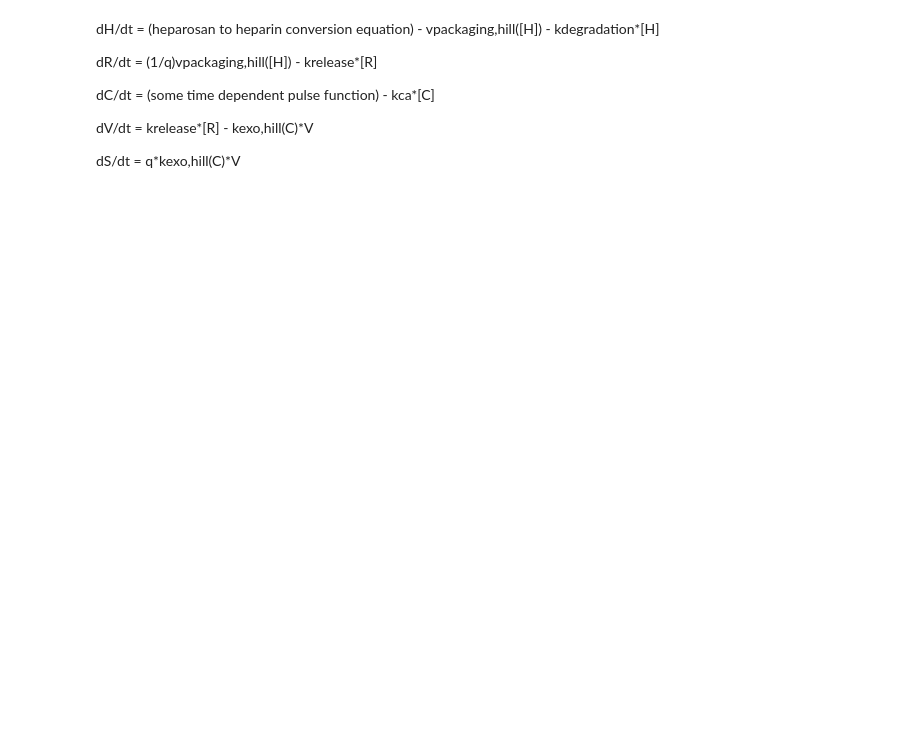
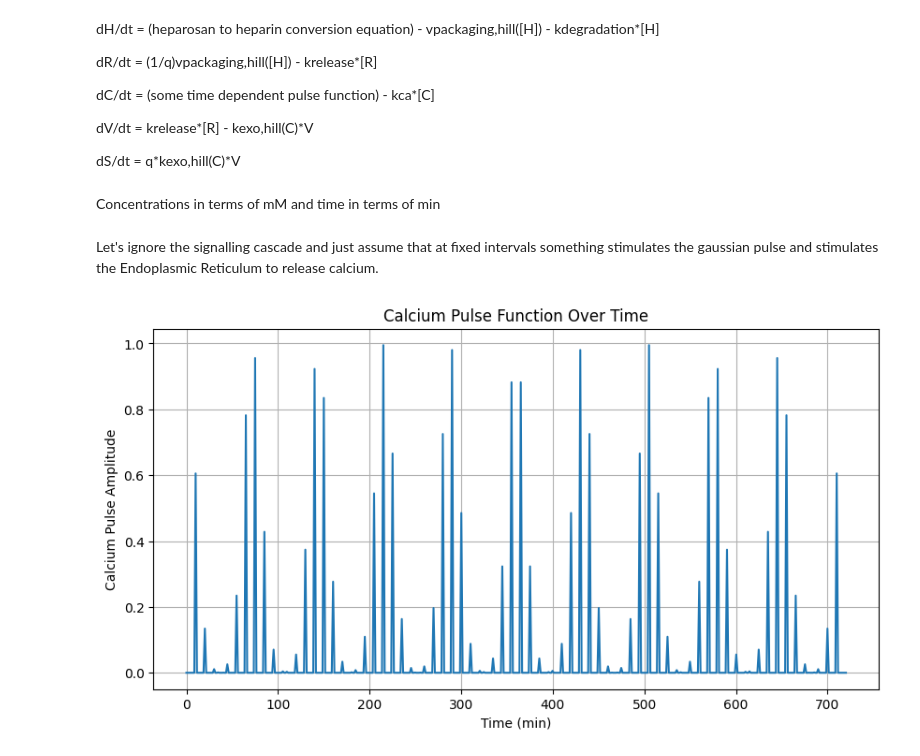
Before and after one commit to NMelbard/PBL1, a Jupyter notebook: PBL2/pbl2_heparin_exocytosis.ipynb, the cells around one changed output. Cells and saved outputs as stored; diff of their text form; code cells hidden in the pictures; blank space fills up the shorter version.

```diff
--- a/PBL2/pbl2_heparin_exocytosis.ipynb
+++ b/PBL2/pbl2_heparin_exocytosis.ipynb
@@ -10,10 +10,18 @@ dC/dt = (some time dependent pulse function) - kca*[C]
 dV/dt = krelease*[R] - kexo,hill(C)*V
 
 dS/dt = q*kexo,hill(C)*V
+# %% [markdown]
+Concentrations in terms of mM and time in terms of min
 # %%
 import numpy as np
 from scipy.integrate import solve_ivp
 import matplotlib.pyplot as plt
+# %% [markdown]
+Let's ignore the signalling cascade and just assume that at fixed intervals something stimulates the gaussian pulse and stimulates the Endoplasmic Reticulum to release calcium.
+# %%
+t_end = 720 #min
+pulse_every = 5 #min
+pulse_times = np.arange(5, t_end, pulse_every)
 # %%
 def v_packaging(H, K, Vmax, n):
   return Vmax * H**n / (K**n + H**n)
@@ -24,5 +34,22 @@ def ca_pulse(t, A=1.0, t0=1.0, sigma=0.1): #gaussian pulse function
 def k_exo(C, K, kmax, n):
   return kmax * C**n / (K**n + C**n)
+# %%
+# Define a time range for plotting the pulse
+t_pulse = np.linspace(0, t_end, 500)
+
+# Calculate the calcium pulse values
+ca_pulse_values = [ca_pulse(t, pulse_times) for t in t_pulse]
+
+# Plot the calcium pulse
+plt.figure(figsize=(10, 5))
+plt.plot(t_pulse, ca_pulse_values)
+plt.xlabel('Time (min)')
+plt.ylabel('Calcium Pulse Amplitude')
+plt.title('Calcium Pulse Function Over Time')
+plt.grid(True)
+plt.show()
+# %% [output]
+[figure, added]
 # %%
 def f_hep(t, y, c, k_sulfation):
   '''
```
Also changed, not shown: parts of 6 cells of this notebook.
